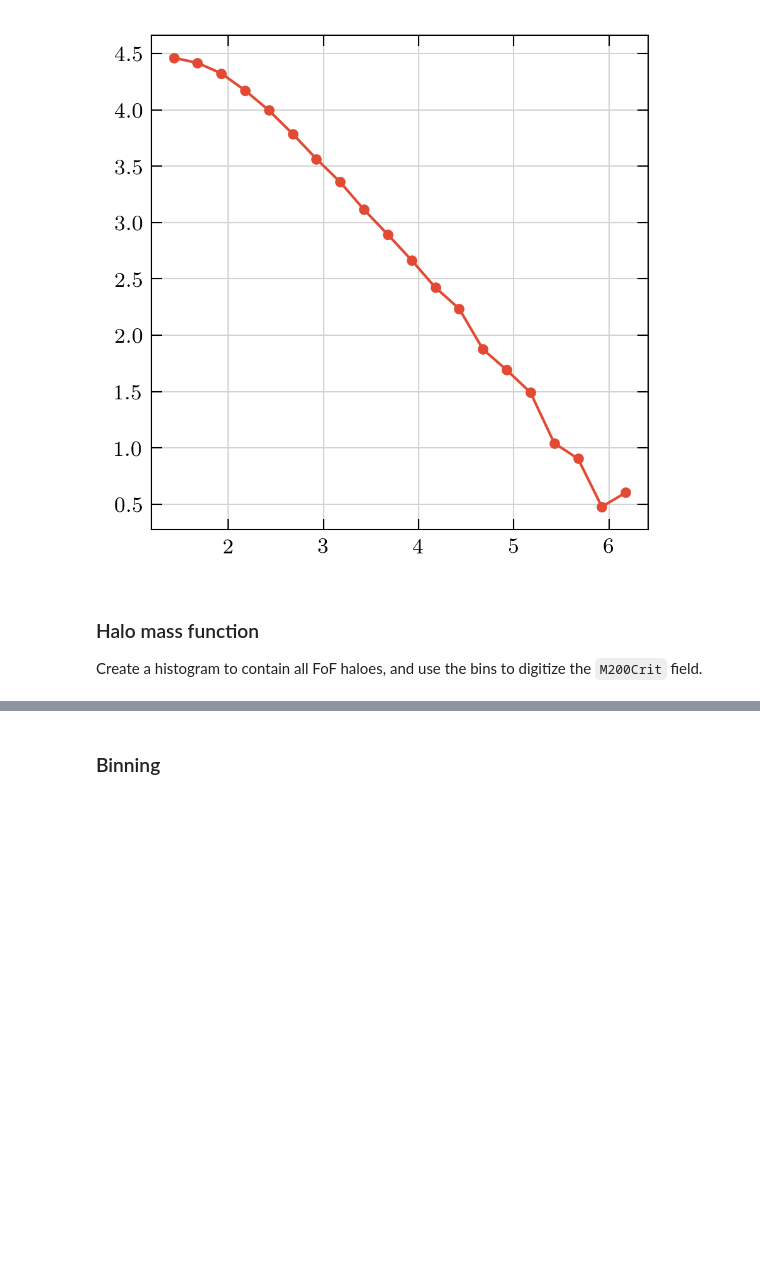
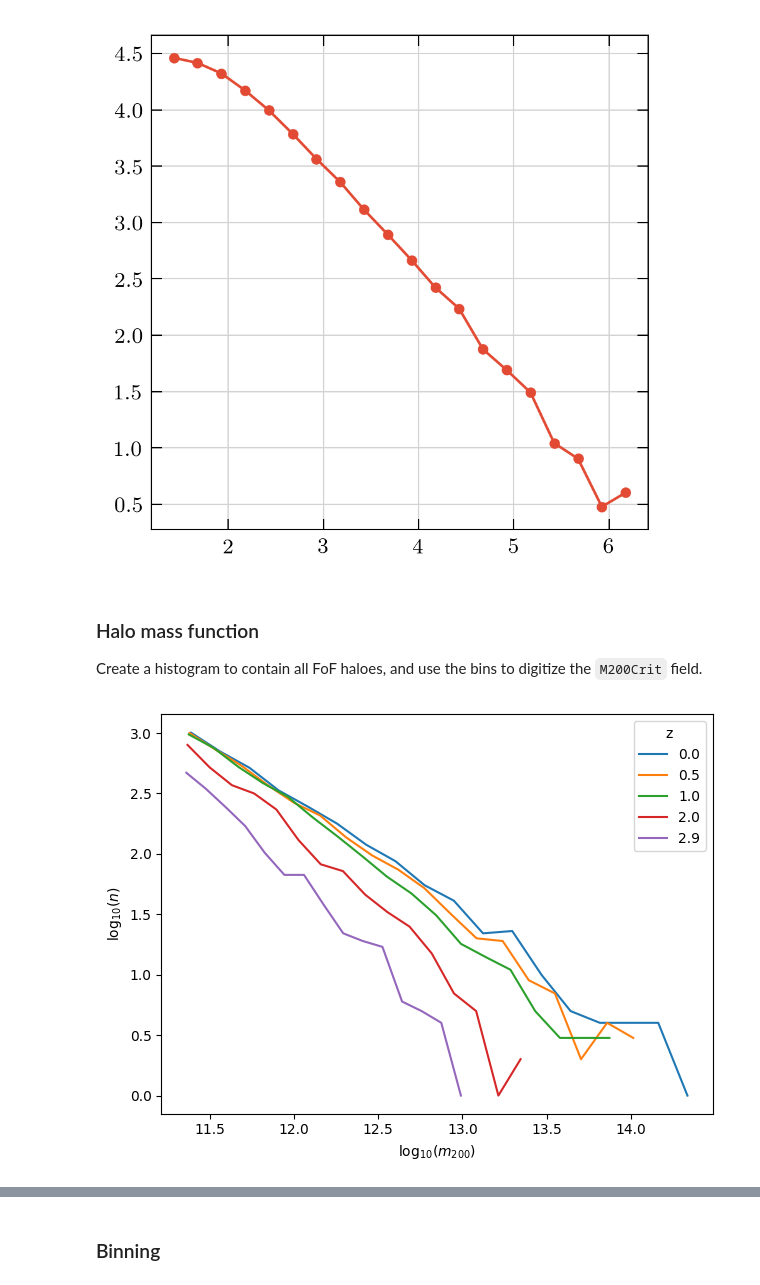
Before and after one commit to oleskiewicz/hbtp, a Jupyter notebook: halo.ipynb, the cells around one changed output, grey strips where cells are left out. Saved outputs shown, nothing was run; the diff lists cells and outputs as text; code cells hidden in the pictures; blank space fills up the shorter version.

```diff
--- a/halo.ipynb
+++ b/halo.ipynb
@@ -27,9 +27,17 @@ snap = 122
 NFW_f = 0.02
 nbins = 20
 bin = 10
+
 r = HBTReader("./data/%s/subcat" % grav)
 prof_reader = HBTProfileReader("./data/%s/subcat" % grav)
 hist_reader = HBTHistoryReader("./data/%s/subcat" % grav)
+
+zs = pd.read_csv(
+    "./data/redshift_list.txt",
+    delimiter=" ",
+    header=None,
+    names=["snap", "z"]
+).set_index("snap")
 # %% [markdown]
 ### Subhalo mass function
 # %%
@@ -72,4 +87,16 @@ def halo_mass_function(r, snap, nbins):
     hs = bin_haloes(hs, 'M200Crit', bin_edges, lambda x: np.log10(x))
     bins = 0.5*(bin_edges[1:] + bin_edges[:-1])
     return bins, np.log10(counts)
+# %%
+fig, ax = plt.subplots(1)
+ax.set_xlabel(r"$\log_{10}(m_{200})$")
+ax.set_ylabel(r"$\log_{10}(n)$")
+
+for _snap in [122, 93, 78, 61, 51]:
+    ax.plot(*halo_mass_function(r, _snap, 18), label="%.1f"%(zs.loc[_snap].values[0]))
+ax.legend(title="z")
+
+fig.tight_layout()
+# %% [output]
+[figure, added]
 # %%
```
Also changed, not shown: parts of 13 cells of this notebook, 1 other file.
